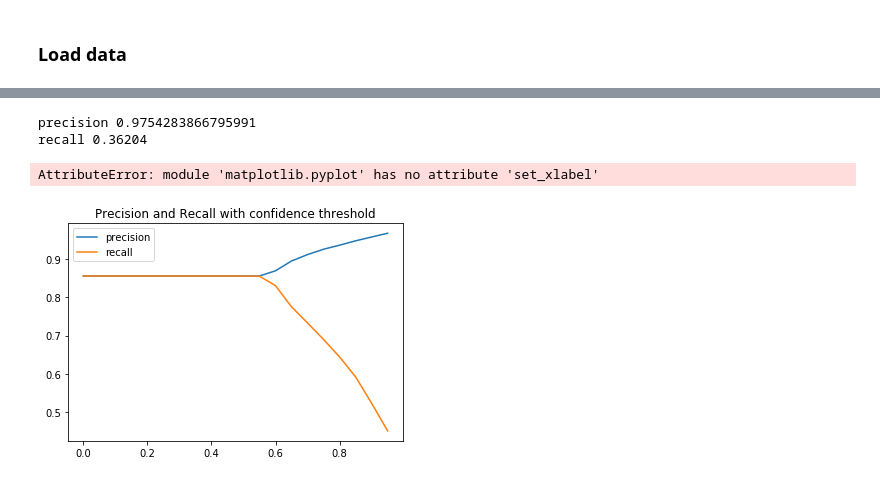
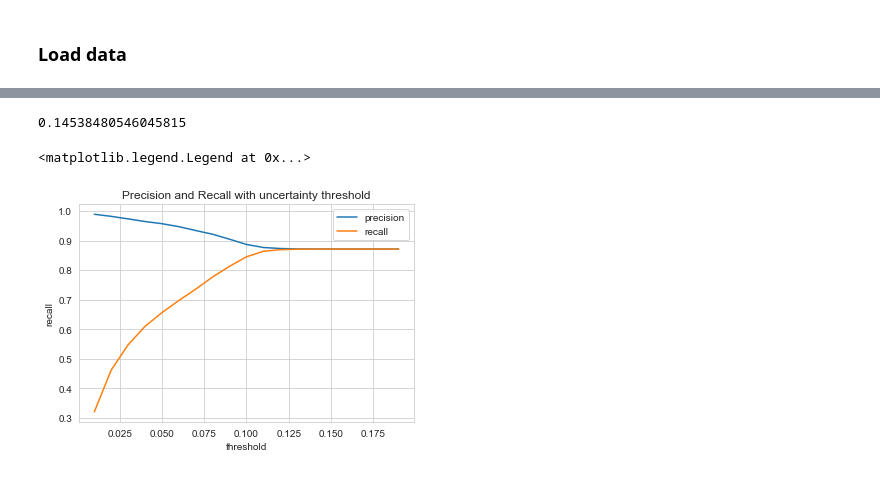
Before and after one commit to AxelBremer/DL4NLP, a Jupyter notebook: Joe.ipynb, the cells around one changed output, grey strips where cells are left out. Cells and saved outputs as stored; diff of their text form; code cells hidden in the pictures.

```diff
--- a/Joe.ipynb
+++ b/Joe.ipynb
@@ -5,5 +5,11 @@ import pandas as pd
 import seaborn as sns
 import matplotlib.pyplot as plt
 import numpy as np
+
+from ast import literal_eval
+from sklearn.metrics import confusion_matrix
+import seaborn as sns
+
+plt.rcParams.update({'font.size': 15})
 # %% [markdown]
 ### Load data
@@ -23,9 +53,7 @@ display(df.head())
 def classify(x, threshold):
     mean = np.array([x['mean0'], x['mean1']])
     std = np.array([x['std0'], x['std1']])
-    if (std[mean.argmax()] < threshold):
+    if (std[mean.argmax()] <= threshold):
         return mean.argmax()
     else:
         return -1
-# %%
-df['test'] = df.apply(classify, args=[0.01], axis=1)
@@ -51,35 +60,35 @@ df.head(15)
-# %%
-certain = df[df['test']!=-1]
-precision = certain['target'] == certain['test']
-print('precision',precision.mean())
-
-recall = df['target'] == df['test']
-print('recall',recall.mean())
-# %% [output]
-precision 0.9754283866795991
-recall 0.36204
+# %%
+df['std1'].max()
+# %% [output]
+0.14538480546045815
 # %%
-thresholds = list(np.arange(0,1,0.05))
+from tqdm import tqdm
+
+sns.set_style('whitegrid')
+
+thresholds = list(np.arange(0,0.2,0.01))
 precisions = []
 recalls = []
 
-for t in thresholds:
+for t in tqdm(thresholds):
     testdf = df
-    testdf['test'] = testdf.apply(classify, args=[1-t], axis=1)
+    testdf['test'] = testdf.apply(classify, args=[t], axis=1)
     certain = df[df['test']!=-1]
+#     print(len(certain))
     precision = certain['target'] == certain['test']
 #     print('precision',precision.mean())
     recall = df['target'] == df['test']
 #     print('recall',recall.mean())
     precisions.append(precision.mean())
     recalls.append(recall.mean())
 
-plt.plot(thresholds, precisions)
-plt.plot(thresholds, recalls)
-plt.title('Precision and Recall with confidence threshold')
+datf = pd.DataFrame({'threshold':thresholds[1:], 'precision':precisions[1:], 'recall':recalls[1:]})
+sns.lineplot(data=datf, x='threshold', y='precision')
+sns.lineplot(data=datf, x='threshold', y='recall')
+plt.title('Precision and Recall with uncertainty threshold')
 plt.legend(['precision','recall'])
-plt.set_xlabel('confidence threshold')
-plt.set_ylabel('precision/recall')
+# plt.set_xlabel('confidence threshold')
+# plt.set_ylabel('precision/recall')
 # %% [output]
-AttributeError: module 'matplotlib.pyplot' has no attribute 'set_xlabel'
+<matplotlib.legend.Legend at 0x...>
-[figure, old version]
+[figure, new version]
```
Also changed, not shown: parts of 9 cells of this notebook, 6 other files.
